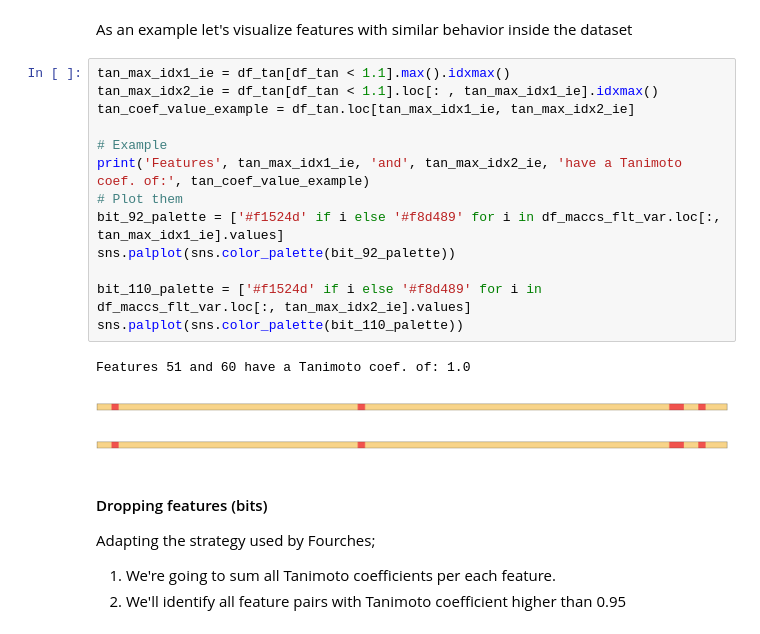
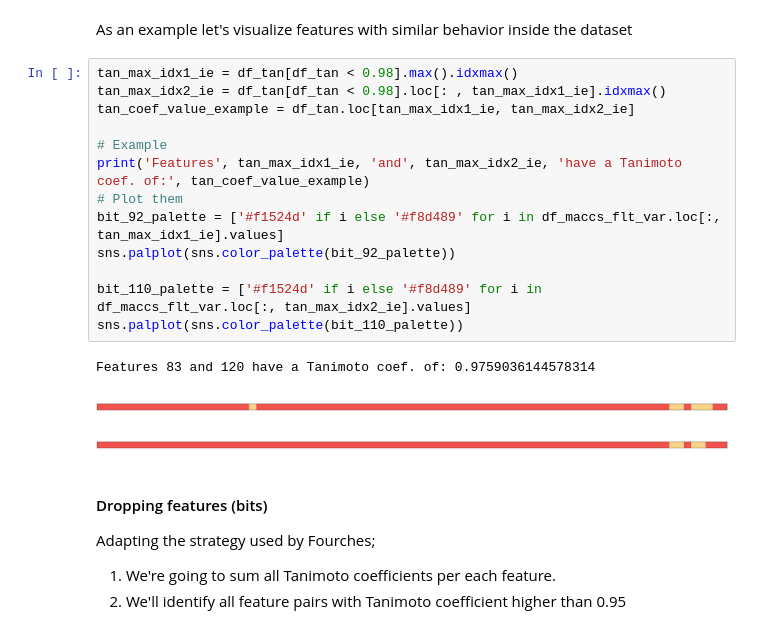
Before and after one commit to jRicciL/ERK2_notebooks, a Jupyter notebook: X_Reviewing_Fourches_work/7_Feature_Selection_RDKit_descriptors.ipynb, the cells around one changed output. Saved outputs shown, nothing was run; the diff lists cells and outputs as text.

```diff
--- a/X_Reviewing_Fourches_work/7_Feature_Selection_RDKit_descriptors.ipynb
+++ b/X_Reviewing_Fourches_work/7_Feature_Selection_RDKit_descriptors.ipynb
@@ -249,22 +227,22 @@ df_tan = pd.DataFrame(mtx_tan, index=df_maccs_flt_var.columns, columns=df_maccs_
 # %% [markdown]
 As an example let's visualize features with similar behavior inside the dataset
 # %%
-tan_max_idx1_ie = df_tan[df_tan < 1.1].max().idxmax()
-tan_max_idx2_ie = df_tan[df_tan < 1.1].loc[: , tan_max_idx1_ie].idxmax()
+tan_max_idx1_ie = df_tan[df_tan < 0.98].max().idxmax()
+tan_max_idx2_ie = df_tan[df_tan < 0.98].loc[: , tan_max_idx1_ie].idxmax()
 tan_coef_value_example = df_tan.loc[tan_max_idx1_ie, tan_max_idx2_ie]
 
 # Example
 print('Features', tan_max_idx1_ie, 'and', tan_max_idx2_ie, 'have a Tanimoto coef. of:', tan_coef_value_example)
 # Plot them
 bit_92_palette = ['#f1524d' if i else '#f8d489' for i in df_maccs_flt_var.loc[:, tan_max_idx1_ie].values]
 sns.palplot(sns.color_palette(bit_92_palette))
 
 bit_110_palette = ['#f1524d' if i else '#f8d489' for i in df_maccs_flt_var.loc[:, tan_max_idx2_ie].values]
 sns.palplot(sns.color_palette(bit_110_palette))
 # %% [output]
-Features 51 and 60 have a Tanimoto coef. of: 1.0
+Features 83 and 120 have a Tanimoto coef. of: 0.9759036144578314
-[figure, old version]
+[figure, new version]
-[figure, old version]
+[figure, new version]
 # %% [markdown]
 #### Dropping features (bits)
 Adapting the strategy used by Fourches;
```
Also changed, not shown: parts of 32 cells of this notebook.
